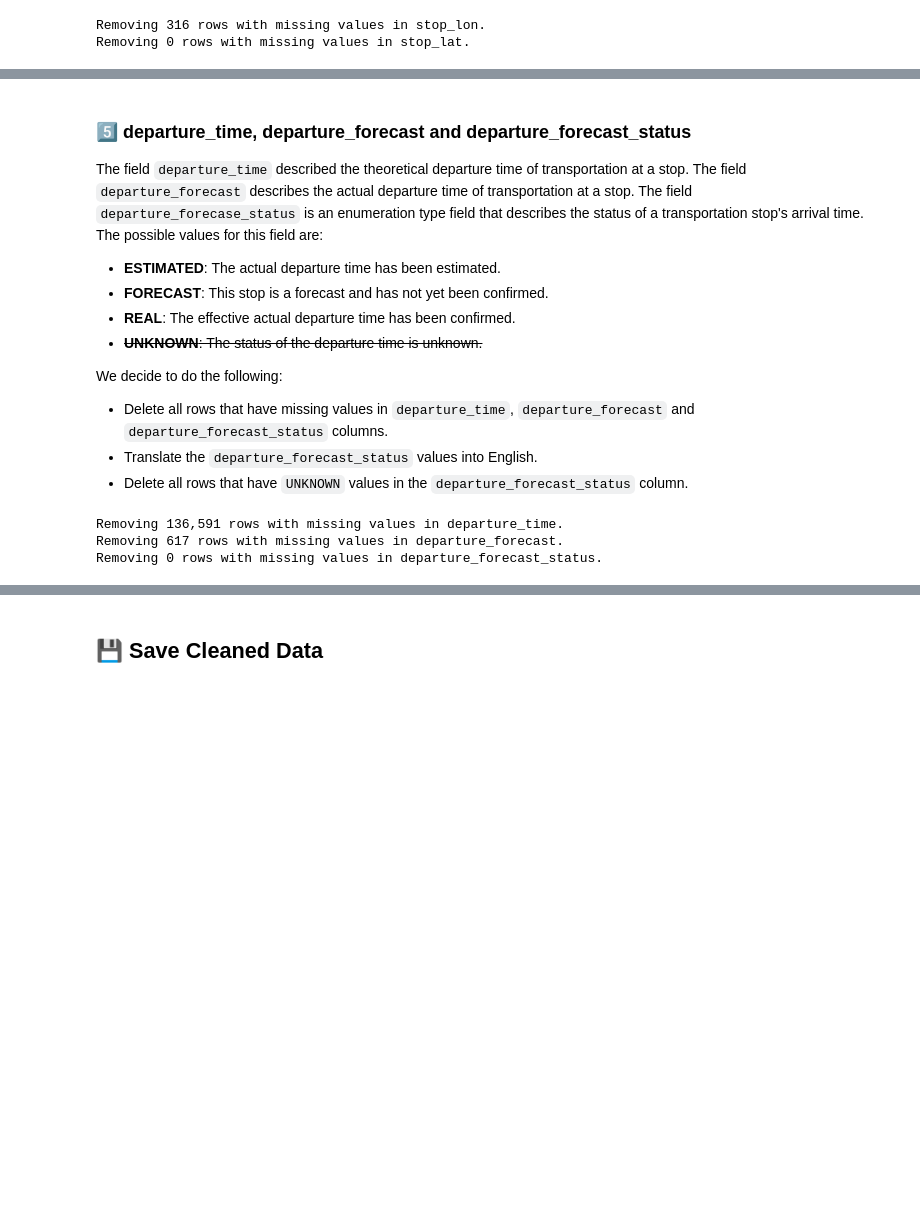
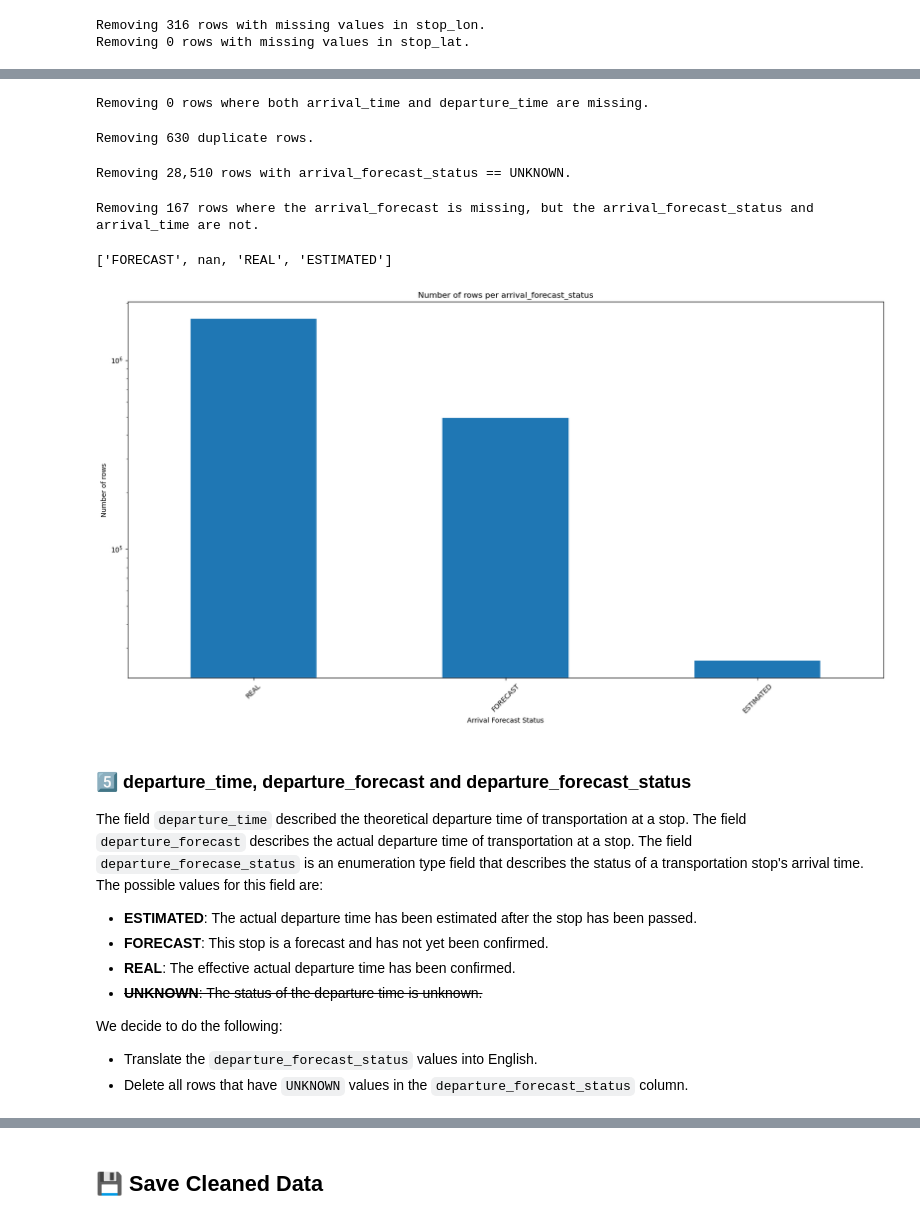
Before and after one commit to com-480-data-visualization/project-2023-choo-choo-data-darlings, a Jupyter notebook: preprocessing.ipynb, the cells around one changed output, grey strips where cells are left out. Cells and saved outputs as stored; diff of their text form; code cells hidden in the pictures; blank space fills up the shorter version.

```diff
--- a/preprocessing.ipynb
+++ b/preprocessing.ipynb
@@ -371,29 +353,58 @@ transport_data['arrival_forecast_status'].unique().tolist()
+# %%
+# Delete rows where both arrival_time and departure_time are missing, for completeness
+print(f"Removing {transport_data[(transport_data['arrival_time'].isna()) & (transport_data['departure_time'].isna())].shape[0]:,} rows where both arrival_time and departure_time are missing.")
+transport_data = transport_data[(transport_data['arrival_time'].notna()) | (transport_data['departure_time'].notna())]
+# %% [output]
+Removing 0 rows where both arrival_time and departure_time are missing.
+# %%
+# Delete duplicates when not taking into account arrival_forecast, arrival_forecast_status, departure_forecast, departure_forecast_status
+columns_to_compare = transport_data.columns.difference(['arrival_forecast', 'arrival_forecast_status', 'departure_forecast', 'departure_forecast_status'])
+duplicates = transport_data.duplicated(subset=columns_to_compare, keep='first')
+print(f"Removing {duplicates.sum():,} duplicate rows.")
+transport_data = transport_data[~duplicates]
+# %% [output]
+Removing 630 duplicate rows.
+# %%
+print(f"Removing {transport_data[transport_data['arrival_forecast_status'] == 'UNKNOWN'].shape[0]:,} rows with arrival_forecast_status == UNKNOWN.")
+transport_data = transport_data[transport_data['arrival_forecast_status'] != 'UNKNOWN']
+transport_data['arrival_forecast_status'] = transport_data['arrival_forecast_status'].cat.remove_unused_categories()
+# %% [output]
+Removing 28,510 rows with arrival_forecast_status == UNKNOWN.
+# %%
+# Remove rows where the arrival_forecast is missing, but the arrival_forecast_status and arrival_time are not
+print(f"Removing {transport_data[(transport_data['arrival_time'].notna()) & (transport_data['arrival_forecast'].isna()) & (transport_data['arrival_forecast_status'].notna())].shape[0]:,} rows where the arrival_forecast is missing, but the arrival_forecast_status and arrival_time are not.")
+transport_data = transport_data[(transport_data['arrival_time'].isna()) | (transport_data['arrival_forecast'].notna()) | (transport_data['arrival_forecast_status'].isna())]
+# %% [output]
+Removing 167 rows where the arrival_forecast is missing, but the arrival_forecast_status and arrival_time are not.
+# %%
+transport_data['arrival_forecast_status'].unique().tolist()
+# %% [output]
+['FORECAST', nan, 'REAL', 'ESTIMATED']
+# %%
+value_counts = transport_data['arrival_forecast_status'].value_counts()
+plt.figure(figsize=(20, 10))
+value_counts.plot(kind='bar', rot=45)
+plt.title('Number of rows per arrival_forecast_status')
+plt.xlabel('Arrival Forecast Status')
+plt.ylabel('Number of rows')
+plt.yscale('log')
+plt.show()
+# %% [output]
+[figure, added]
 # %% [markdown]
 ### **5️⃣ departure_time, departure_forecast and departure_forecast_status**
 
 The field `departure_time` described the theoretical departure time of transportation at a stop. The field `departure_forecast` describes the actual departure time of transportation at a stop. The field `departure_forecase_status` is an enumeration type field that describes the status of a transportation stop's arrival time. The possible values for this field are:
 
-- **ESTIMATED**: The actual departure time has been estimated.
+- **ESTIMATED**: The actual departure time has been estimated after the stop has been passed.
 - **FORECAST**: This stop is a forecast and has not yet been confirmed.
 - **REAL**: The effective actual departure time has been confirmed.
 - ~~**UNKNOWN**: The status of the departure time is unknown.~~
 
 We decide to do the following:
 
-- Delete all rows that have missing values in `departure_time`, `departure_forecast` and `departure_forecast_status` columns.
 - Translate the `departure_forecast_status` values into English.
 - Delete all rows that have `UNKNOWN` values in the `departure_forecast_status` column.
-# %%
-print(f"Removing {transport_data['departure_time'].isna().sum():,} rows with missing values in departure_time.")
-transport_data = transport_data[transport_data['departure_time'].notna()]
-print(f"Removing {transport_data['departure_forecast'].isna().sum():,} rows with missing values in departure_forecast.")
-transport_data = transport_data[transport_data['departure_forecast'].notna()]
-print(f"Removing {transport_data['departure_forecast_status'].isna().sum():,} rows with missing values in departure_forecast_status.")
-transport_data = transport_data[transport_data['departure_forecast_status'].notna()]
-# %% [output]
-Removing 136,591 rows with missing values in departure_time.
-Removing 617 rows with missing values in departure_forecast.
-Removing 0 rows with missing values in departure_forecast_status.
 # %%
 transport_data['departure_forecast_status'].unique().tolist()
 # %% [output]
```
Also changed, not shown: parts of 30 cells of this notebook, 3 other files.
